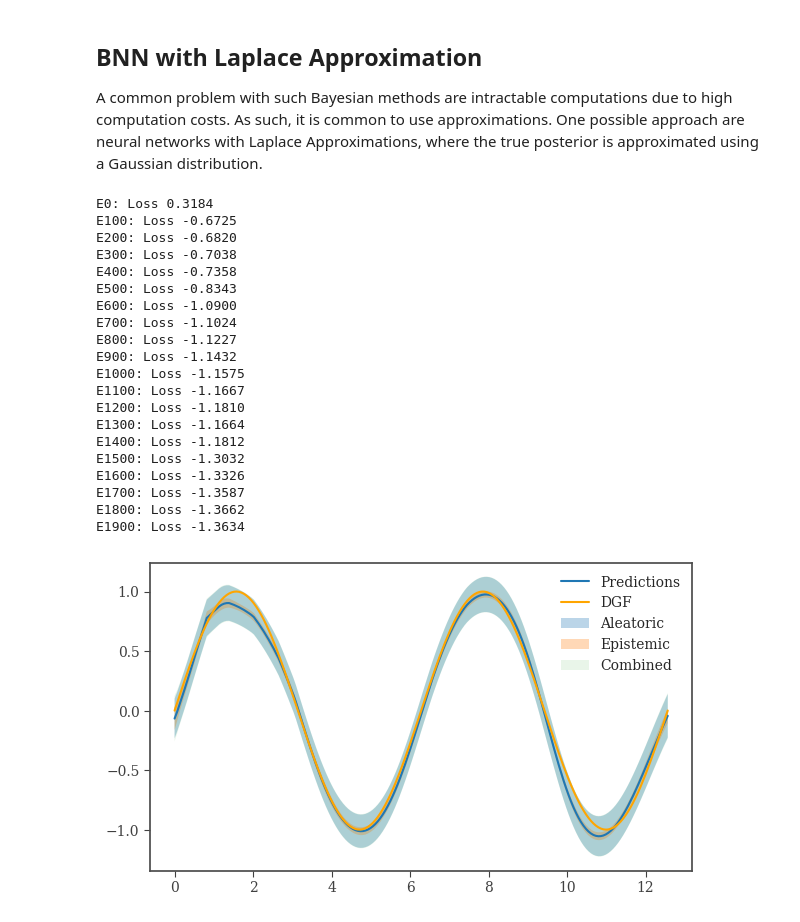
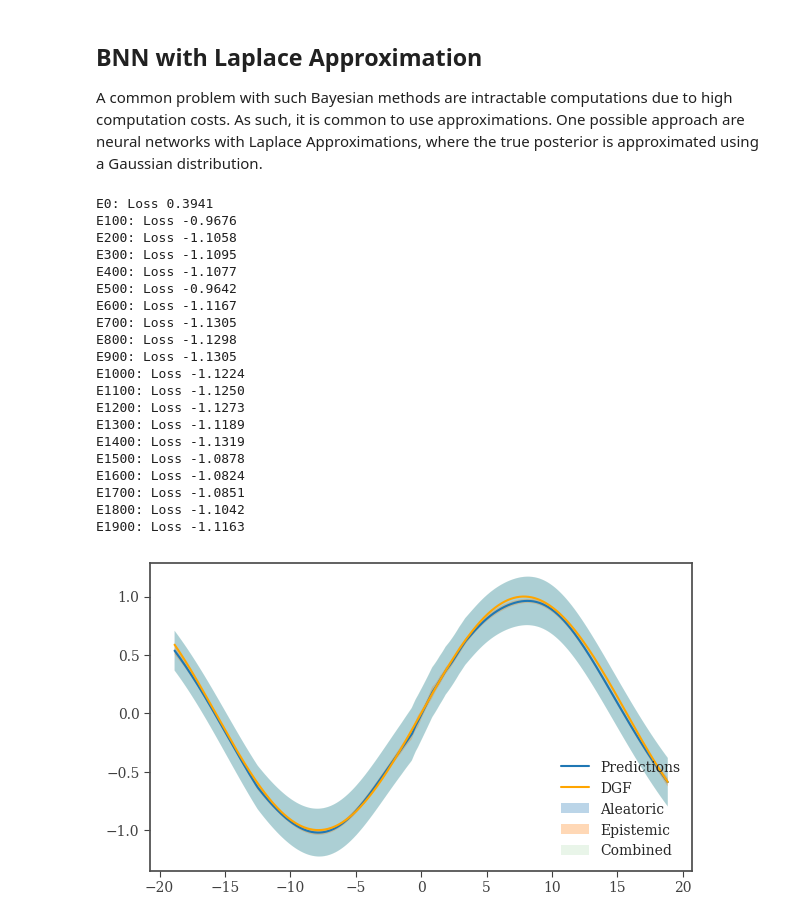
Before and after one commit to nicomu99/data-analysis, a Jupyter notebook: bayesian_deep_learning.ipynb, the cells around one changed output. Drawn from its saved outputs; the diff is of its cells as text; code cells hidden in the pictures.

```diff
--- a/bayesian_deep_learning.ipynb
+++ b/bayesian_deep_learning.ipynb
@@ -22,9 +22,9 @@ mpl.rc_file_defaults()
 # %%
 rng = np.random.default_rng(42)
 
-x_numpy = np.linspace(0, 4 * np.pi, 200).reshape((200, 1))
+x_numpy = np.linspace(-6 * np.pi, 6 * np.pi, 1000).reshape((1000, 1))
 x_short = np.concatenate([x_numpy[:20], x_numpy[40:80], x_numpy[100:120], x_numpy[150:]])
-y_numpy = np.sin(x_short) + rng.normal(0, 0.2, size=x_short.shape)
+y_numpy = np.sin(0.2 * x_short) + rng.normal(0, 0.2, size=x_short.shape)
 # %%
 fig, ax = plt.subplots(figsize=(7, 4))
 
@@ -59,26 +59,26 @@ for epoch in range(2_000):
     if epoch % 100 == 0:
         print(f"E{epoch}: Loss {loss.item():.4f}")
 # %% [output]
-E0: Loss 0.3184
-E100: Loss -0.6725
-E200: Loss -0.6820
-E300: Loss -0.7038
-E400: Loss -0.7358
-E500: Loss -0.8343
-E600: Loss -1.0900
-E700: Loss -1.1024
-E800: Loss -1.1227
-E900: Loss -1.1432
-E1000: Loss -1.1575
-E1100: Loss -1.1667
-E1200: Loss -1.1810
-E1300: Loss -1.1664
-E1400: Loss -1.1812
-E1500: Loss -1.3032
-E1600: Loss -1.3326
-E1700: Loss -1.3587
-E1800: Loss -1.3662
-E1900: Loss -1.3634
+E0: Loss 0.3941
+E100: Loss -0.9676
+E200: Loss -1.1058
+E300: Loss -1.1095
+E400: Loss -1.1077
+E500: Loss -0.9642
+E600: Loss -1.1167
+E700: Loss -1.1305
+E800: Loss -1.1298
+E900: Loss -1.1305
+E1000: Loss -1.1224
+E1100: Loss -1.1250
+E1200: Loss -1.1273
+E1300: Loss -1.1189
+E1400: Loss -1.1319
+E1500: Loss -1.0878
+E1600: Loss -1.0824
+E1700: Loss -1.0851
+E1800: Loss -1.1042
+E1900: Loss -1.1163
 # %%
 x_long = torch.from_numpy(x_numpy).to(torch.float32)
 
@@ -99,14 +99,14 @@ total_std = total_var ** 0.5
 # %%
 fig, ax = plt.subplots(figsize=(7, 4))
 
 ax.plot(x_numpy, y_pred, label="Predictions")
-ax.plot(x_numpy, np.sin(x_numpy), label="DGF", color="orange")
+ax.plot(x_numpy, np.sin(0.2 * x_numpy), label="DGF", color="orange")
 ax.fill_between(x_numpy.ravel(), y_pred - aleatoric_std, y_pred + aleatoric_std, label="Aleatoric", alpha=0.3)
 ax.fill_between(x_numpy.ravel(), y_pred - epistemic_std, y_pred + epistemic_std, label="Epistemic", alpha=0.3)
 ax.fill_between(x_numpy.ravel(), y_pred - total_std, y_pred + total_std, label="Combined", alpha=0.1)
 
 ax.legend()
 
 plt.show()
 # %% [output]
-[figure, old version]
+[figure, new version]
```
Also changed, not shown: parts of 8 cells of this notebook, 4 other files.
